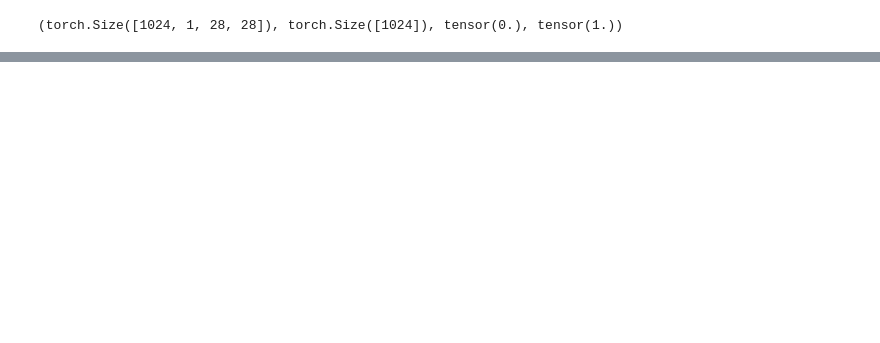
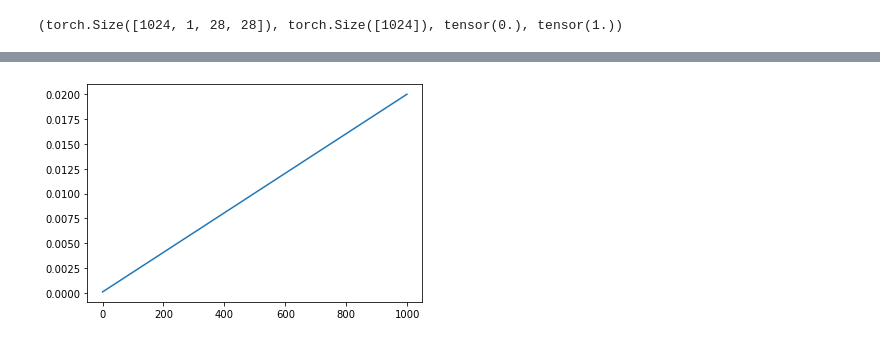
Before and after one commit to arun477/stable_diffusion, a Jupyter notebook: ddpm.ipynb, the cells around one changed output, grey strips where cells are left out. Drawn from its saved outputs; the diff is of its cells as text; code cells hidden in the pictures; blank space fills up the shorter version.

```diff
--- a/ddpm.ipynb
+++ b/ddpm.ipynb
@@ -39 +38,11 @@ plt.imshow(xb[0].permute(1,2,0))
 [figure]
+# %%
+betamin,betamax,n_steps = 0.0001,0.02,1000
+beta = torch.linspace(betamin, betamax, n_steps)
+sigma = beta.sqrt()
+alpha = 1.-beta
+alphabar = alpha.cumprod(dim=0)
+# %%
+plt.plot(beta);
+# %% [output]
+[figure, added]
```
Also changed, not shown: parts of 6 cells of this notebook.
